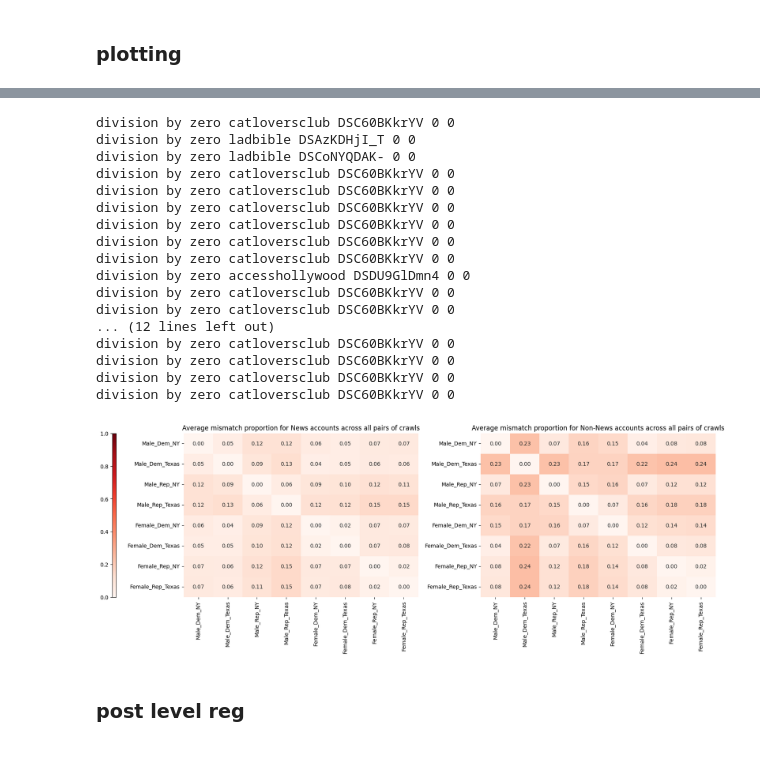
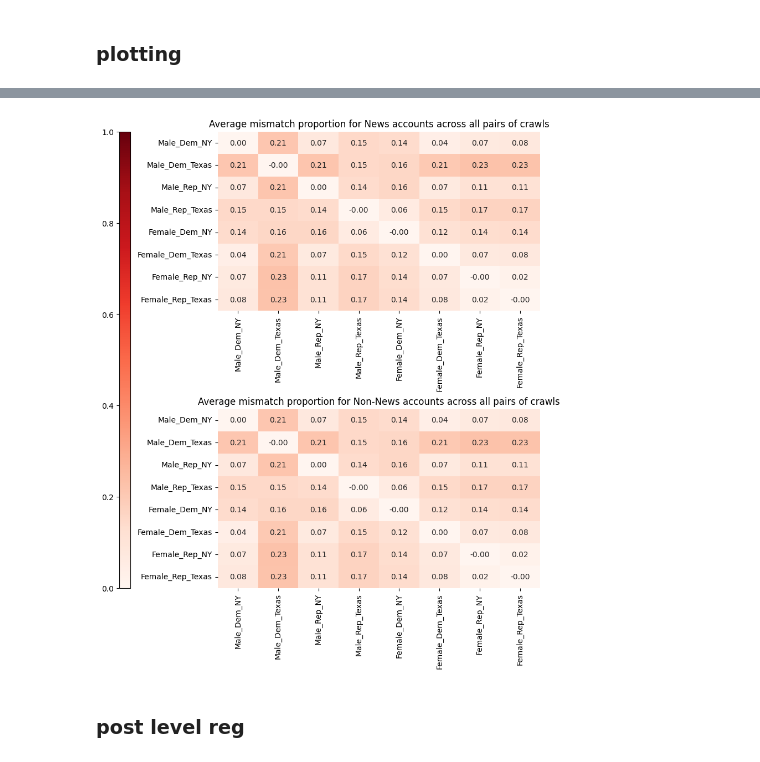
Before and after one commit to nbrahmani/insta-comments, a Jupyter notebook: posts_full_analysis_pipeline.ipynb, the cells around one changed output, grey strips where cells are left out. Drawn from its saved outputs; the diff is of its cells as text; code cells hidden in the pictures.

```diff
--- a/posts_full_analysis_pipeline.ipynb
+++ b/posts_full_analysis_pipeline.ipynb
@@ -329,6 +329,6 @@ file_path = '/Users/brahmaninutakki/saarland/insta-comments/saved_data/new'
 # %%
-news_merged_filepath = '/Users/brahmaninutakki/saarland/insta-comments/saved_data/merged_data_news_comments.csv'
-nonnews_merged_filepath = '/Users/brahmaninutakki/saarland/insta-comments/saved_data/merged_data_nonnews_comments.csv'
+news_merged_filepath = '/Users/brahmaninutakki/saarland/insta_comments/saved_data/merged_data_news_comments.csv'
+nonnews_merged_filepath = '/Users/brahmaninutakki/saarland/insta_comments/saved_data/merged_data_nonnews_comments.csv'
 # %%
 news_df = pd.read_csv(news_merged_filepath)
 nonnews_df = pd.read_csv(nonnews_merged_filepath)
@@ -450,5 +448,5 @@ division by zero msnbc DRYGzcyEsGL 0 10
 # %%
-flag = 'news'
+flag = 'nonnews'
 
 if flag == 'news':
     plot_df = news_df.copy()
@@ -659,56 +645,41 @@ nonnews_mismatch_rank_df.rename(index={
 # )
 # cbar.ax.xaxis.set_ticks_position("top")
 # cbar.ax.xaxis.set_label_position("top")
-# %% [output]
-division by zero catloversclub DSC60BKkrYV 0 0
-division by zero ladbible DSAzKDHjI_T 0 0
-division by zero ladbible DSCoNYQDAK- 0 0
-division by zero catloversclub DSC60BKkrYV 0 0
-division by zero catloversclub DSC60BKkrYV 0 0
-division by zero catloversclub DSC60BKkrYV 0 0
-division by zero catloversclub DSC60BKkrYV 0 0
-division by zero catloversclub DSC60BKkrYV 0 0
-division by zero catloversclub DSC60BKkrYV 0 0
-division by zero accesshollywood DSDU9GlDmn4 0 0
-division by zero catloversclub DSC60BKkrYV 0 0
-division by zero catloversclub DSC60BKkrYV 0 0
-... (12 lines left out)
-division by zero catloversclub DSC60BKkrYV 0 0
-division by zero catloversclub DSC60BKkrYV 0 0
-division by zero catloversclub DSC60BKkrYV 0 0
-division by zero catloversclub DSC60BKkrYV 0 0
 # %%
-fig, axes = plt.subplots(1, 2, figsize=(16, 6), constrained_layout=True)
+fig, axes = plt.subplots(2, 1, figsize=(8, 10), constrained_layout=True)
 
 hm0 = sns.heatmap(
     news_mismatch_no_rank_df, annot=True, fmt=".2f",
     cmap="Reds", vmin=0, vmax=1,
     ax=axes[0], cbar=False
 )
 axes[0].set_title(f"Average mismatch proportion for News accounts across all pairs of crawls")
 
 hm1 = sns.heatmap(
     nonnews_mismatch_no_rank_df, annot=True, fmt=".2f",
     cmap="Reds", vmin=0, vmax=1,
     ax=axes[1], cbar=False
 )
 axes[1].set_title(f"Average mismatch proportion for Non-News accounts across all pairs of crawls")
 
 cbar = fig.colorbar(
     hm0.collections[0],
     ax=axes,
     orientation="vertical",
     location="left",
     pad=0.02,
     fraction=0.06,
     aspect=40
 )
 cbar.ax.xaxis.set_ticks_position("top")
 cbar.ax.xaxis.set_label_position("top")
 
-plt.savefig('/Users/brahmaninutakki/saarland/insta-comments/figures/heatmaps_no_rank.png', dpi=300)
+plt.savefig('/Users/brahmaninutakki/saarland/insta_comments/figures/heatmaps_no_rank.png',
+            dpi=300,
+            bbox_inches="tight",
+            pad_inches=0.15)
 # %% [output]
-[figure, old version]
+[figure, new version]
 # %% [markdown]
 ### post level reg
 # %%
```
Also changed, not shown: parts of 45 cells of this notebook, 11 other files.
